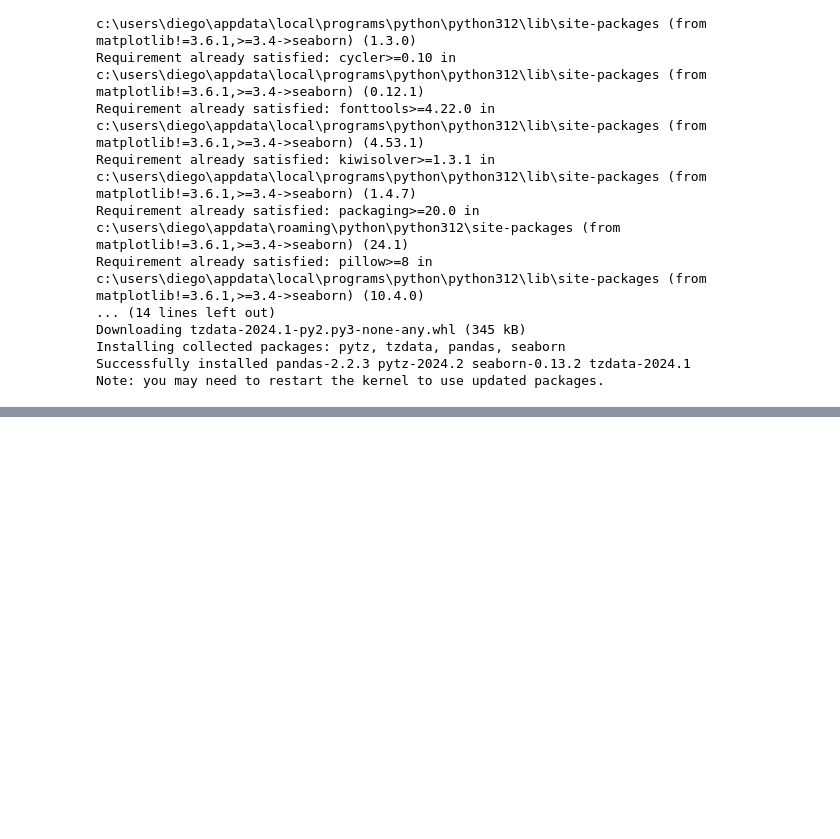
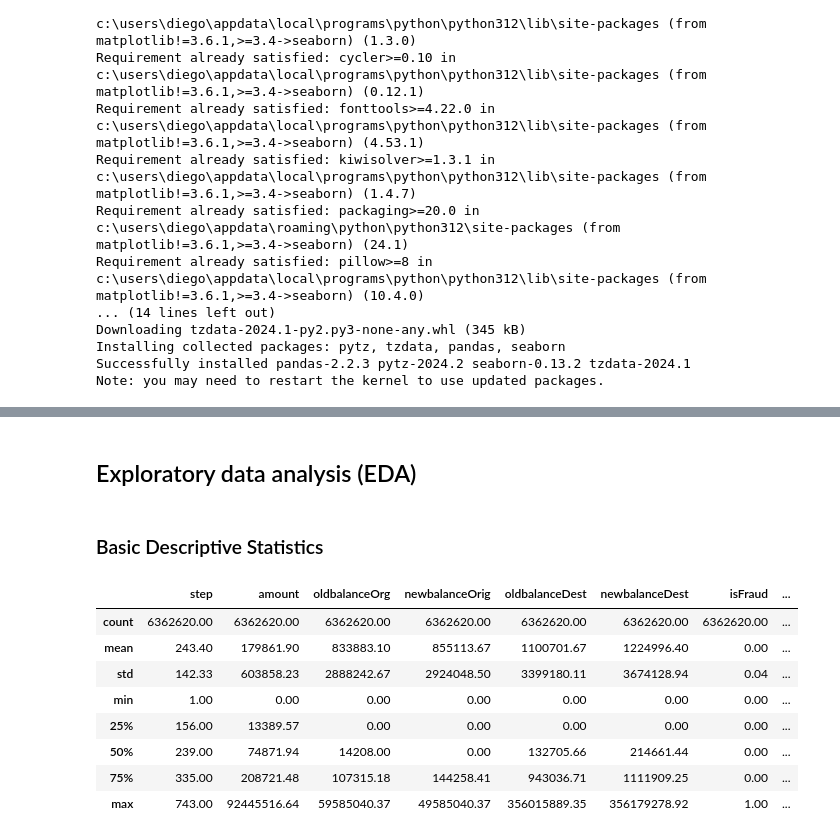
Before and after one commit to DiegoEscanciano/Python-FraudDetection, a Jupyter notebook: fraude.ipynb, the cells around one changed output, grey strips where cells are left out. Saved outputs shown, nothing was run; the diff lists cells and outputs as text; code cells hidden in the pictures; blank space fills up the shorter version.

```diff
--- a/fraude.ipynb
+++ b/fraude.ipynb
@@ -21,3 +23,8 @@ Note: you may need to restart the kernel to use updated packages.
 # %%
+import pandas as pd
+
+# Disable scientific notation
+pd.set_option('display.float_format', lambda x: '%.2f' % x)
+
 import matplotlib.pyplot as plt
 import seaborn as sns
@@ -23,0 +113,17 @@ import seaborn as sns
+# %% [markdown]
+## Exploratory data analysis (EDA)
+# %% [markdown]
+### Basic Descriptive Statistics
+# %%
+# Basic statistics
+df.describe()
+# %% [output]
+|  | step | amount | oldbalanceOrg | newbalanceOrig | oldbalanceDest | newbalanceDest | isFraud | ... |
+| count | 6362620.00 | 6362620.00 | 6362620.00 | 6362620.00 | 6362620.00 | 6362620.00 | 6362620.00 | ... |
+| mean | 243.40 | 179861.90 | 833883.10 | 855113.67 | 1100701.67 | 1224996.40 | 0.00 | ... |
+| std | 142.33 | 603858.23 | 2888242.67 | 2924048.50 | 3399180.11 | 3674128.94 | 0.04 | ... |
+| min | 1.00 | 0.00 | 0.00 | 0.00 | 0.00 | 0.00 | 0.00 | ... |
+| 25% | 156.00 | 13389.57 | 0.00 | 0.00 | 0.00 | 0.00 | 0.00 | ... |
+| 50% | 239.00 | 74871.94 | 14208.00 | 0.00 | 132705.66 | 214661.44 | 0.00 | ... |
+| 75% | 335.00 | 208721.48 | 107315.18 | 144258.41 | 943036.71 | 1111909.25 | 0.00 | ... |
+| max | 743.00 | 92445516.64 | 59585040.37 | 49585040.37 | 356015889.35 | 356179278.92 | 1.00 | ... |
```
Also changed, not shown: parts of 12 cells of this notebook.
